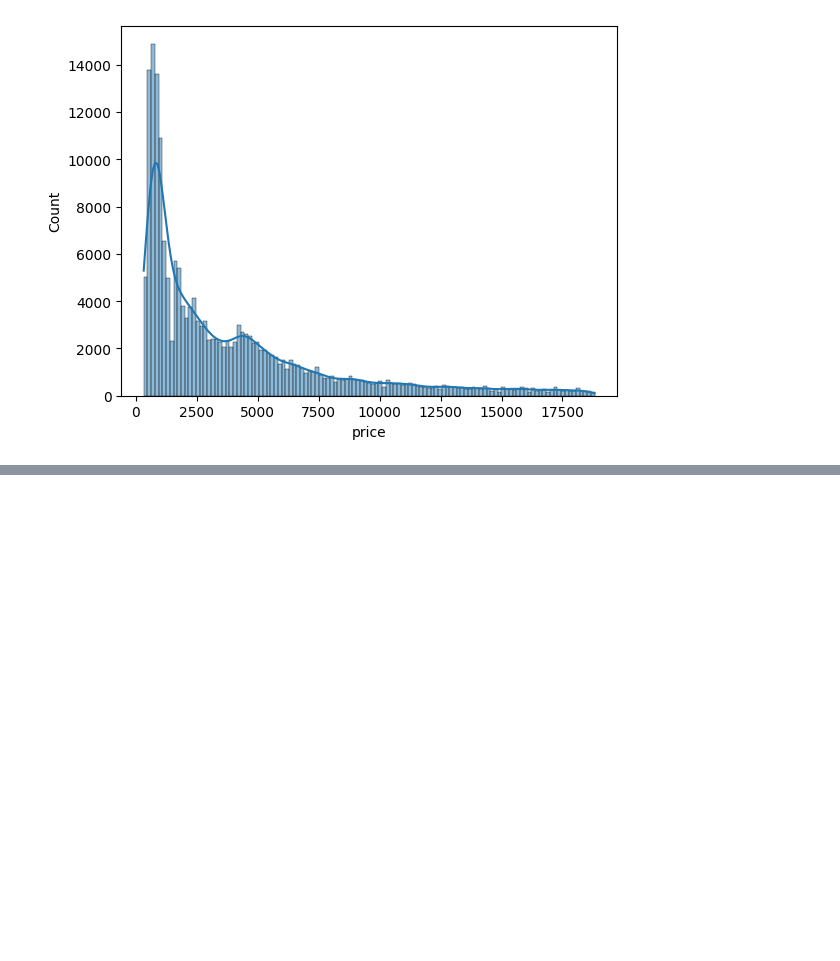
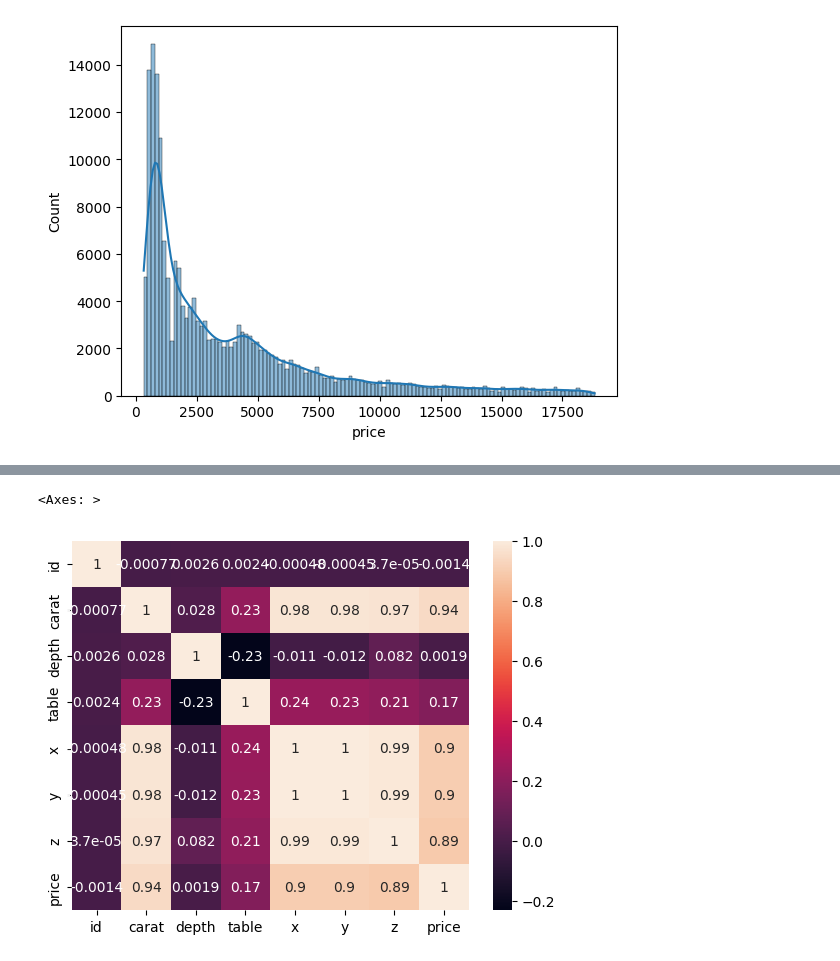
Before and after one commit to shanmukhmandapati/FSDSMendtoend, a Jupyter notebook: notebooks/research.ipynb, the cells around one changed output, grey strips where cells are left out. Cells and saved outputs as stored; diff of their text form; code cells hidden in the pictures; blank space fills up the shorter version.

```diff
--- a/notebooks/research.ipynb
+++ b/notebooks/research.ipynb
@@ -229,0 +260,5 @@ for col in numerical_columns:
+# %%
+sns.heatmap(gemstone[numerical_columns].corr(),annot=True)
+# %% [output]
+<Axes: >
+[figure, added]
```
Also changed, not shown: parts of 1 cell of this notebook.
